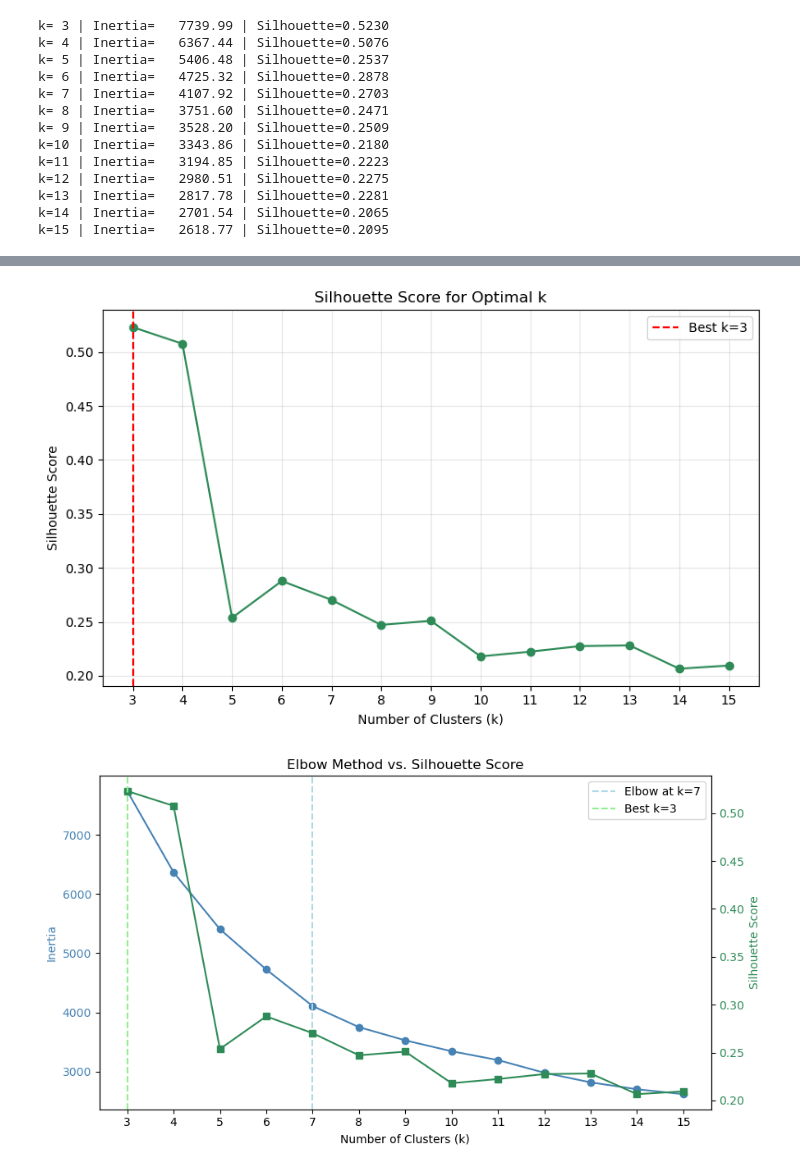
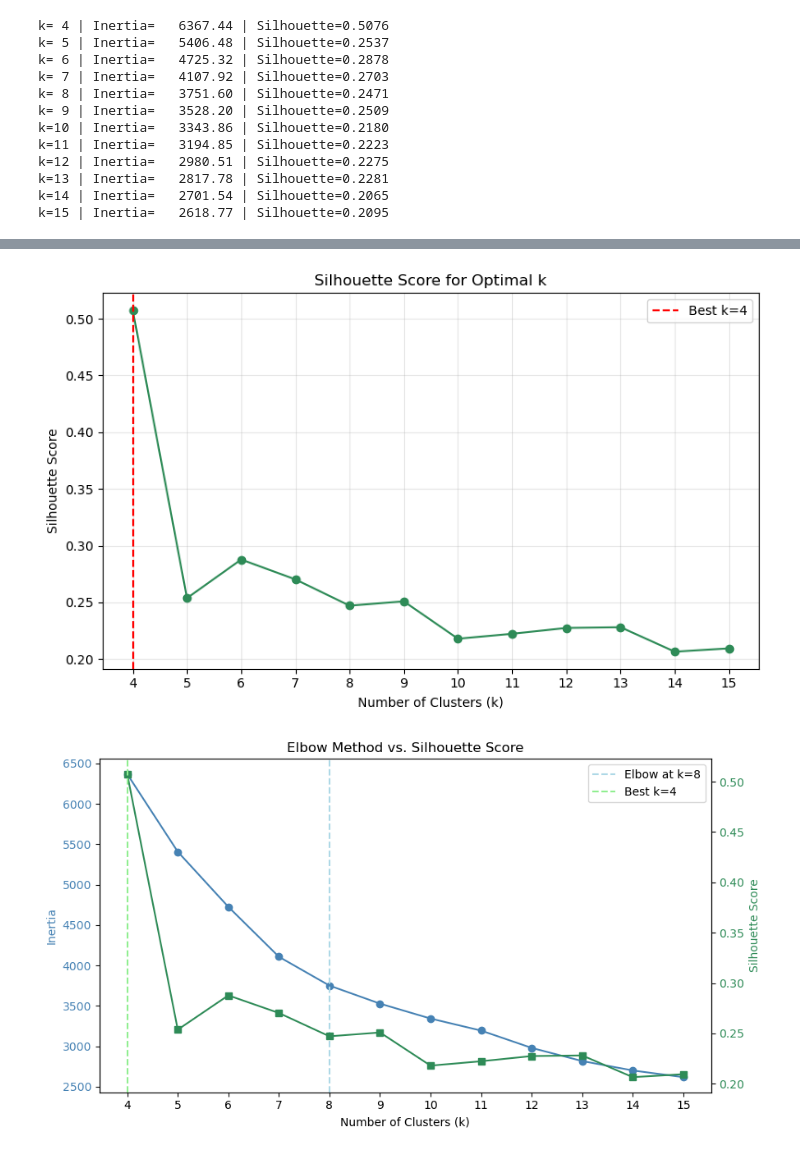
Before and after one commit to jacob-p-schroeder/Lego_Temporal_Clustering, a Jupyter notebook: Code/cluster_determination.ipynb, the cells around one changed output, grey strips where cells are left out. Saved outputs shown, nothing was run; the diff lists cells and outputs as text; code cells hidden in the pictures.

Commit message:
temporal clustering

```diff
--- a/Code/cluster_determination.ipynb
+++ b/Code/cluster_determination.ipynb
@@ -156,7 +192,7 @@ def plot_cluster_sizes(labels, k, save_path):
 def main():
     X = load_data()
 
-    k_range = range(3, 16)
+    k_range = range(4, 16)
 
     inertias, silhouette_scores = compute_metrics(X, k_range)
 
@@ -172,20 +208,20 @@ def main():
     combined_graph = os.path.join("outputs", "combined_plt.png")
     plot_combined(k_range, inertias, silhouette_scores, elbow_k, best_silhouette_k, combined_graph)
 
-    final_kmeans = KMeans(n_clusters=elbow_k, init="k-means++", n_init=10, random_state=42)
+    final_kmeans = KMeans(n_clusters=best_silhouette_k, init="k-means++", n_init=10, random_state=42)
     final_labels = final_kmeans.fit_predict(X)
 
-    print(X[final_labels == 6])
+    cluster_sizes = os.path.join("outputs", "cluster_sizes.png")
+    plot_cluster_sizes(final_labels, best_silhouette_k, cluster_sizes)
 
-    cluster_sizes = os.path.join("outputs", "cluster_sizes.png")
-    plot_cluster_sizes(final_labels, elbow_k, cluster_sizes)
-
-    print(X)
+    min_samples = 2 * X.shape[1]
+    kdist_graph = os.path.join("outputs", "k_distance_plt.png")
+    eps = find_eps_via_kdistance(X, min_samples, kdist_graph)
+    print(f"Selected eps={eps:.4f} with min_samples={min_samples}")
 
 
 main()
 # %% [output]
-k= 3 | Inertia=   7739.99 | Silhouette=0.5230
 k= 4 | Inertia=   6367.44 | Silhouette=0.5076
 k= 5 | Inertia=   5406.48 | Silhouette=0.2537
 k= 6 | Inertia=   4725.32 | Silhouette=0.2878
@@ -202,2 +238,2 @@ k=15 | Inertia=   2618.77 | Silhouette=0.2095
-[figure, old version]
+[figure, new version]
-[figure, old version]
+[figure, new version]
```
Also changed, not shown: parts of 3 cells of this notebook, 10 other files.
